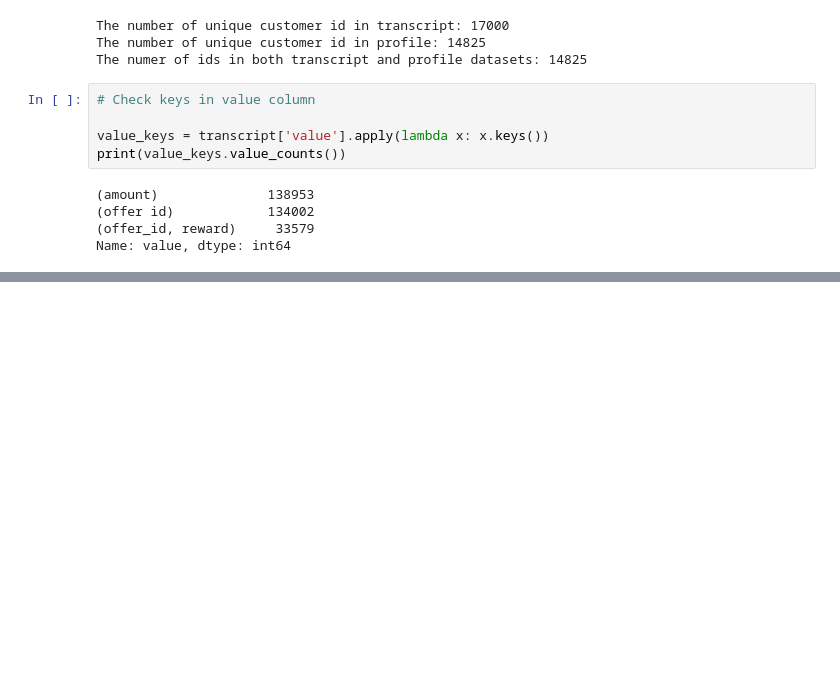
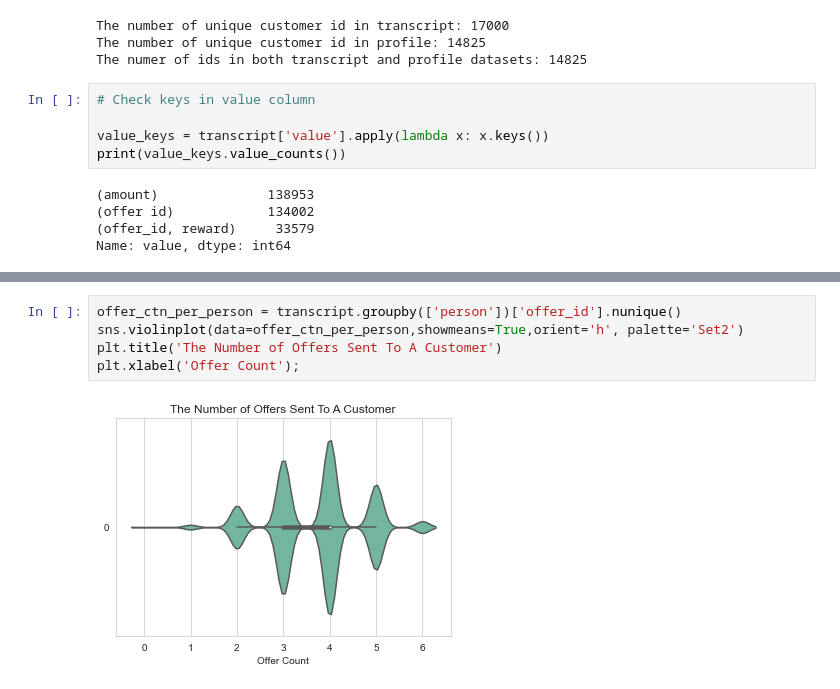
Before and after one commit to isabella-xu/starbucks-analysis, a Jupyter notebook: Starbucks_Capstone_notebook.ipynb, the cells around one changed output, grey strips where cells are left out. Drawn from its saved outputs; the diff is of its cells as text; blank space fills up the shorter version.

```diff
--- a/Starbucks_Capstone_notebook.ipynb
+++ b/Starbucks_Capstone_notebook.ipynb
@@ -575,0 +608,7 @@ plt.xlabel('Time in Hours');
+# %%
+offer_ctn_per_person = transcript.groupby(['person'])['offer_id'].nunique()
+sns.violinplot(data=offer_ctn_per_person,showmeans=True,orient='h', palette='Set2')
+plt.title('The Number of Offers Sent To A Customer')
+plt.xlabel('Offer Count');
+# %% [output]
+[figure, added]
```
Also changed, not shown: parts of 83 cells of this notebook.
